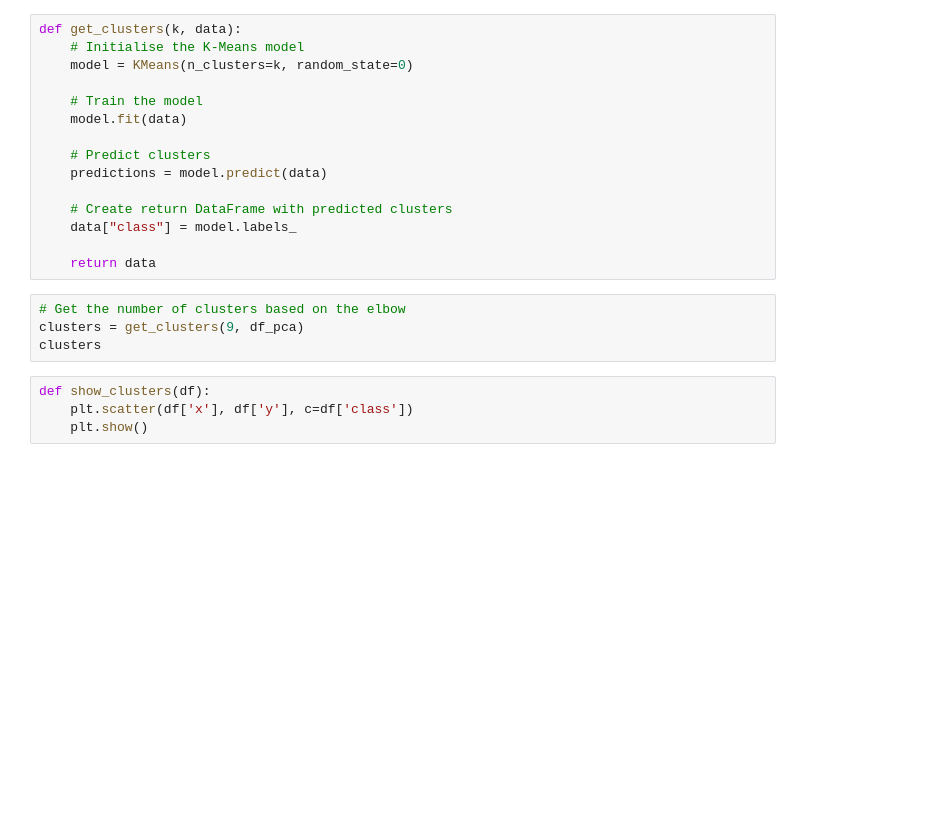
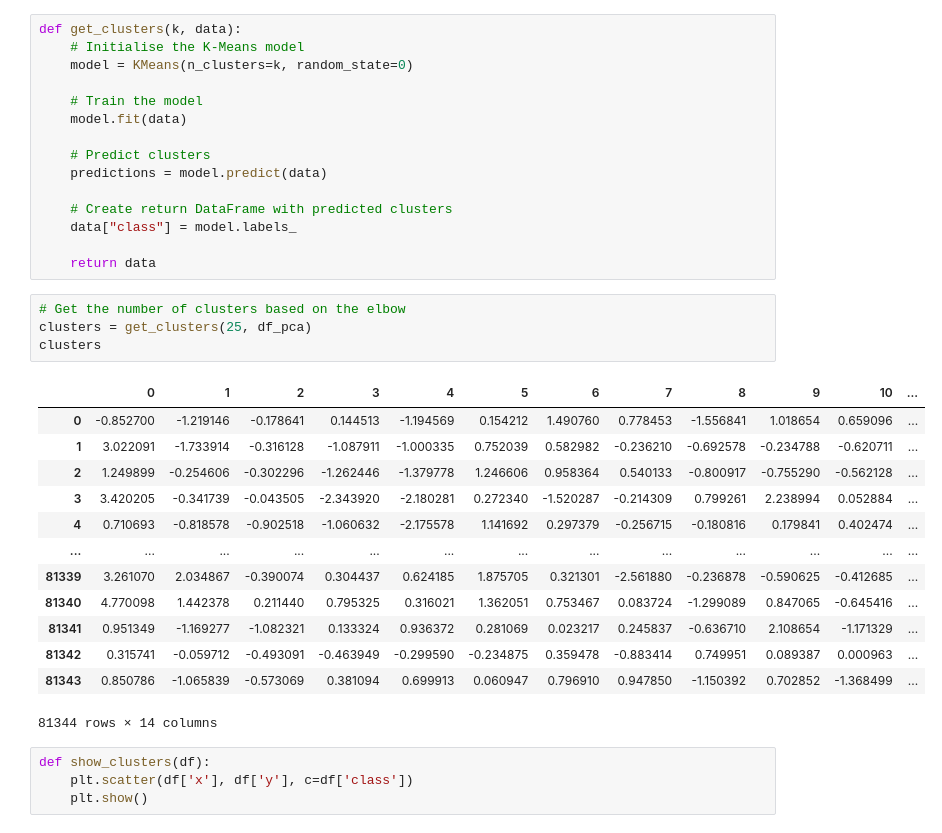
Before and after one commit to angelaalexandersmith/Project4_Spotify-Data, a Jupyter notebook: Project4_Spotify.ipynb, the cells around one changed output. Saved outputs shown, nothing was run; the diff lists cells and outputs as text; blank space fills up the shorter version.

```diff
--- a/Project4_Spotify.ipynb
+++ b/Project4_Spotify.ipynb
@@ -726,8 +739,22 @@ def get_clusters(k, data):
     return data
 # %%
 # Get the number of clusters based on the elbow
-clusters = get_clusters(9, df_pca)
+clusters = get_clusters(25, df_pca)
 clusters
+# %% [output]
+|  | 0 | 1 | 2 | 3 | 4 | 5 | 6 | 7 | 8 | 9 | 10 | ... |
+| 0 | -0.852700 | -1.219146 | -0.178641 | 0.144513 | -1.194569 | 0.154212 | 1.490760 | 0.778453 | -1.556841 | 1.018654 | 0.659096 | ... |
+| 1 | 3.022091 | -1.733914 | -0.316128 | -1.087911 | -1.000335 | 0.752039 | 0.582982 | -0.236210 | -0.692578 | -0.234788 | -0.620711 | ... |
+| 2 | 1.249899 | -0.254606 | -0.302296 | -1.262446 | -1.379778 | 1.246606 | 0.958364 | 0.540133 | -0.800917 | -0.755290 | -0.562128 | ... |
+| 3 | 3.420205 | -0.341739 | -0.043505 | -2.343920 | -2.180281 | 0.272340 | -1.520287 | -0.214309 | 0.799261 | 2.238994 | 0.052884 | ... |
+| 4 | 0.710693 | -0.818578 | -0.902518 | -1.060632 | -2.175578 | 1.141692 | 0.297379 | -0.256715 | -0.180816 | 0.179841 | 0.402474 | ... |
+| ... | ... | ... | ... | ... | ... | ... | ... | ... | ... | ... | ... | ... |
+| 81339 | 3.261070 | 2.034867 | -0.390074 | 0.304437 | 0.624185 | 1.875705 | 0.321301 | -2.561880 | -0.236878 | -0.590625 | -0.412685 | ... |
+| 81340 | 4.770098 | 1.442378 | 0.211440 | 0.795325 | 0.316021 | 1.362051 | 0.753467 | 0.083724 | -1.299089 | 0.847065 | -0.645416 | ... |
+| 81341 | 0.951349 | -1.169277 | -1.082321 | 0.133324 | 0.936372 | 0.281069 | 0.023217 | 0.245837 | -0.636710 | 2.108654 | -1.171329 | ... |
+| 81342 | 0.315741 | -0.059712 | -0.493091 | -0.463949 | -0.299590 | -0.234875 | 0.359478 | -0.883414 | 0.749951 | 0.089387 | 0.000963 | ... |
+| 81343 | 0.850786 | -1.065839 | -0.573069 | 0.381094 | 0.699913 | 0.060947 | 0.796910 | 0.947850 | -1.150392 | 0.702852 | -1.368499 | ... |
+81344 rows × 14 columns
 # %%
 def show_clusters(df):
     plt.scatter(df['x'], df['y'], c=df['class'])
```
Also changed, not shown: parts of 6 cells of this notebook.
